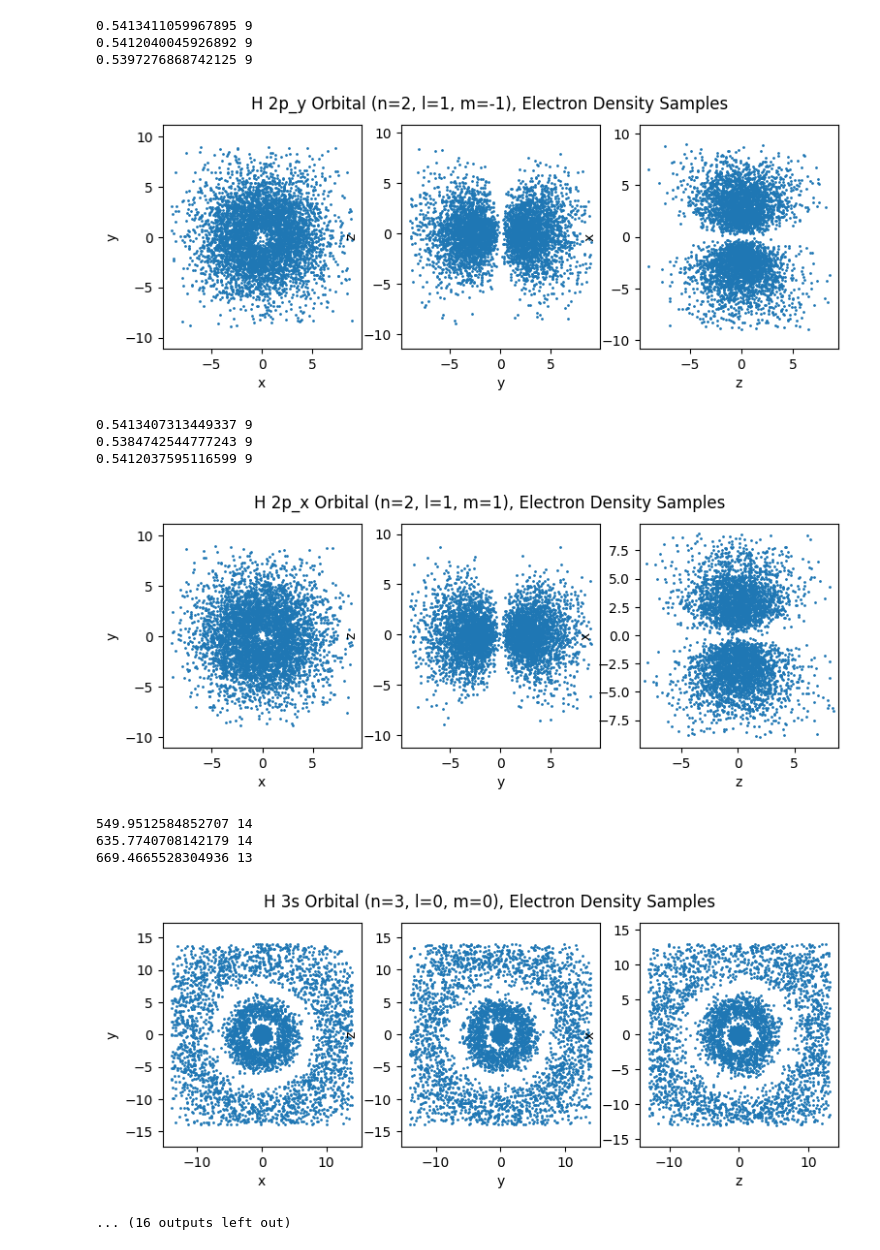
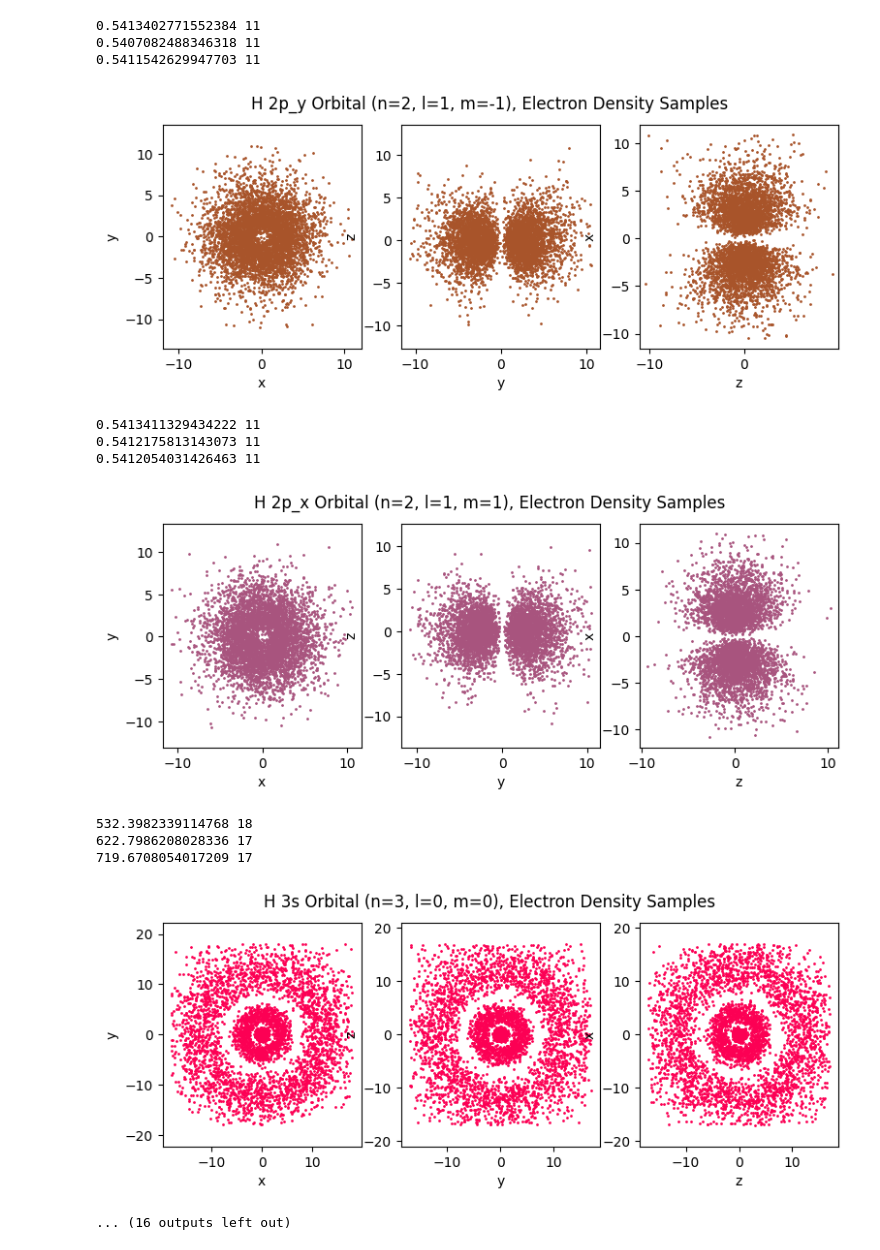
Before and after one commit to Amenhotep314/test, a Jupyter notebook: hydrogen.ipynb, the cells around one changed output. Saved outputs shown, nothing was run; the diff lists cells and outputs as text; code cells hidden in the pictures.

```diff
--- a/hydrogen.ipynb
+++ b/hydrogen.ipynb
@@ -72,7 +72,7 @@ def sample_distribution(orbital_func, n_samples=10000, plane=0):
     while True:
         r, theta, phi = plane_cartesian_to_spherical(bound, bound, plane)
         value = abs(orbital_func(r, theta, phi))**2
-        if value >= max * 0.001:
+        if value >= max * 0.0001:
             bound += 1
             break
         else:
@@ -108,7 +108,7 @@ for key in orbitals:
 
     for plane in range(3):
         pts = sample_distribution(orbital, n_samples=samples, plane=plane)
-        ax[plane].scatter(pts[:, 0], pts[:, 1], s=1)
+        ax[plane].scatter(pts[:, 0], pts[:, 1], s=1, color=(0.33 * n, 0.33 * l, 0.165 * (m + 2)))
         ax[plane].axis('equal')
         ax[plane].set_xlabel(axes[plane][0])
         ax[plane].set_ylabel(axes[plane][1])
@@ -131,13 +131,13 @@ for key in orbitals:
-0.5413411059967895 9
-0.5412040045926892 9
-0.5397276868742125 9
+0.5413402771552384 11
+0.5407082488346318 11
+0.5411542629947703 11
-[figure, old version]
+[figure, new version]
-0.5413407313449337 9
-0.5384742544777243 9
-0.5412037595116599 9
+0.5413411329434222 11
+0.5412175813143073 11
+0.5412054031426463 11
-[figure, old version]
+[figure, new version]
-549.9512584852707 14
-635.7740708142179 14
-669.4665528304936 13
+532.3982339114768 18
+622.7986208028336 17
+719.6708054017209 17
-[figure, old version]
+[figure, new version]
 ... (16 outputs left out)
```
Also changed, not shown: parts of 1 cell of this notebook.
